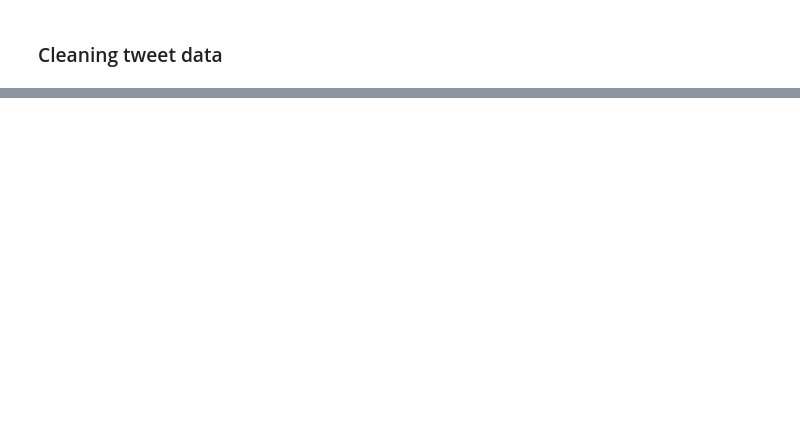
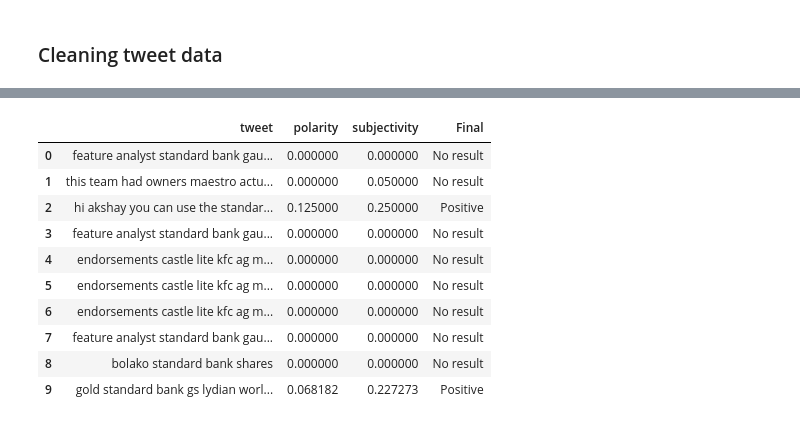
Before and after one commit to Slyth3/Sentiment-analysis-of-South-African-Banks-POC, a Jupyter notebook: Twint_SentimentAnalysis.ipynb, the cells around one changed output, grey strips where cells are left out. Drawn from its saved outputs; the diff is of its cells as text; code cells hidden in the pictures; blank space fills up the shorter version.

```diff
--- a/Twint_SentimentAnalysis.ipynb
+++ b/Twint_SentimentAnalysis.ipynb
@@ -203,0 +212,39 @@ clean_df.head()
+# %%
+from textblob import TextBlob
+from IPython.display import Markdown, display
+
+# Pretty printing the result
+def printmd(string, color=None):
+    colorstr = "<span style='color:{}'>{}</span>".format(color, string)
+    display(Markdown(colorstr))
+
+for index, row in clean_df.iterrows():
+    print(clean_df.at[index, 'tweet'] )
+    tweet = clean_df.at[index, 'tweet']
+
+    #do analysis
+    analysis = TextBlob(tweet)
+
+    #set value to dataframe
+    clean_df.at[index, 'polarity'] = analysis.sentiment[0]
+    clean_df.at[index, 'subjectivity'] = analysis.sentiment[1]
+
+
+    ##pretty it up
+
+    print(analysis.sentiment)
+    if analysis.sentiment[0]>0:
+
+        clean_df.at[index, 'Final'] = "Positive"
+        printmd('Positive', color="green")
+
+    elif analysis.sentiment[0]<0:
+
+        clean_df.at[index, 'Final'] = "Negative"
+        printmd('Negative', color="red")
+
+    else:
+
+        clean_df.at[index, 'Final'] = "No result"
+        printmd("No result", color="grey")
+        print("")
@@ -203,0 +271,14 @@ clean_df.head()
+# %%
+clean_df.head(10)
+# %% [output]
+|  | tweet | polarity | subjectivity | Final |
+| 0 | feature analyst standard bank gau... | 0.000000 | 0.000000 | No result |
+| 1 | this team had owners maestro actu... | 0.000000 | 0.050000 | No result |
+| 2 | hi akshay you can use the standar... | 0.125000 | 0.250000 | Positive |
+| 3 | feature analyst standard bank gau... | 0.000000 | 0.000000 | No result |
+| 4 | endorsements castle lite kfc ag m... | 0.000000 | 0.000000 | No result |
+| 5 | endorsements castle lite kfc ag m... | 0.000000 | 0.000000 | No result |
+| 6 | endorsements castle lite kfc ag m... | 0.000000 | 0.000000 | No result |
+| 7 | feature analyst standard bank gau... | 0.000000 | 0.000000 | No result |
+| 8 | bolako standard bank shares | 0.000000 | 0.000000 | No result |
+| 9 | gold standard bank gs lydian worl... | 0.068182 | 0.227273 | Positive |
```
Also changed, not shown: parts of 13 cells of this notebook, 2 other files.
